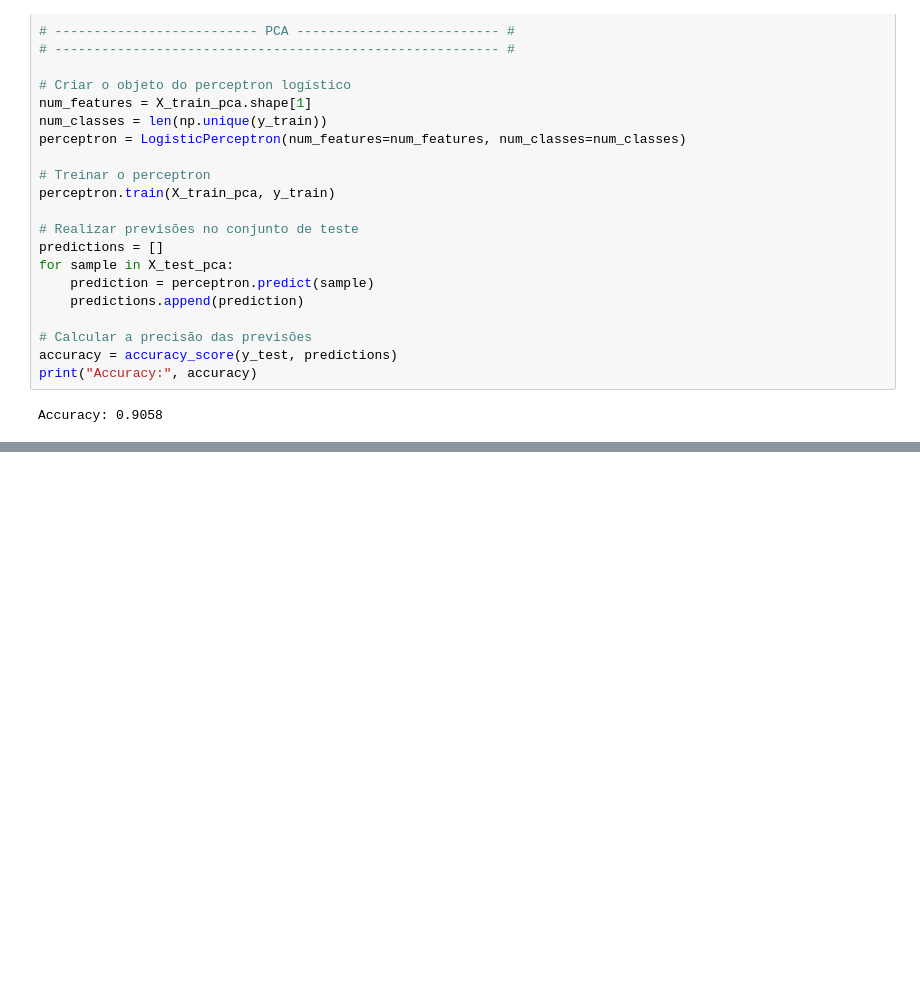
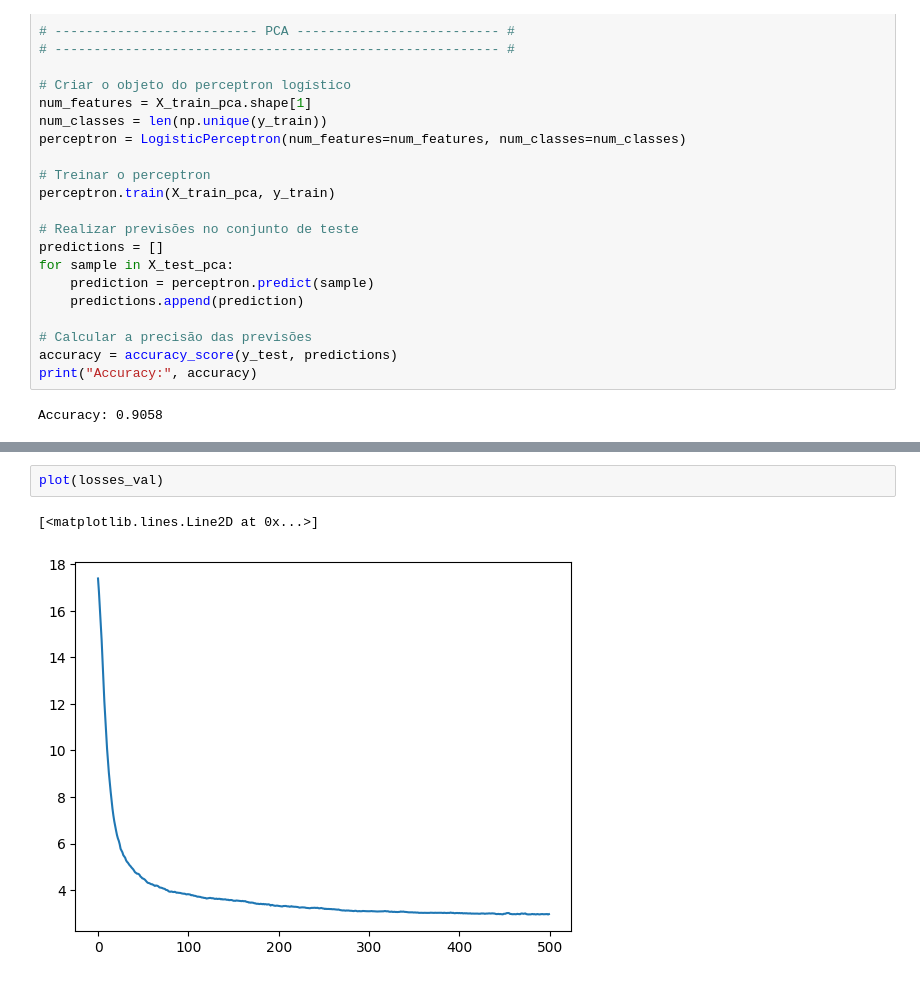
Before and after one commit to rmouram/ica_trabalho, a Jupyter notebook: minimos_quadrados.ipynb, the cells around one changed output, grey strips where cells are left out. Drawn from its saved outputs; the diff is of its cells as text; blank space fills up the shorter version.

```diff
--- a/minimos_quadrados.ipynb
+++ b/minimos_quadrados.ipynb
@@ -432,0 +563,5 @@ Accuracy: 0.9058
+# %%
+plot(losses_val)
+# %% [output]
+[<matplotlib.lines.Line2D at 0x...>]
+[figure, added]
```
Also changed, not shown: parts of 7 cells of this notebook, 2 other files.
